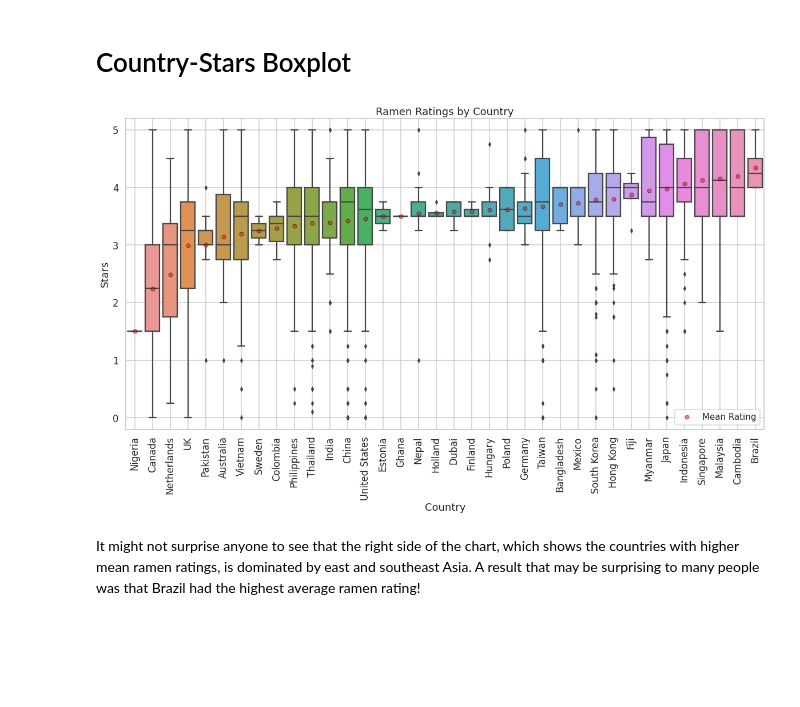
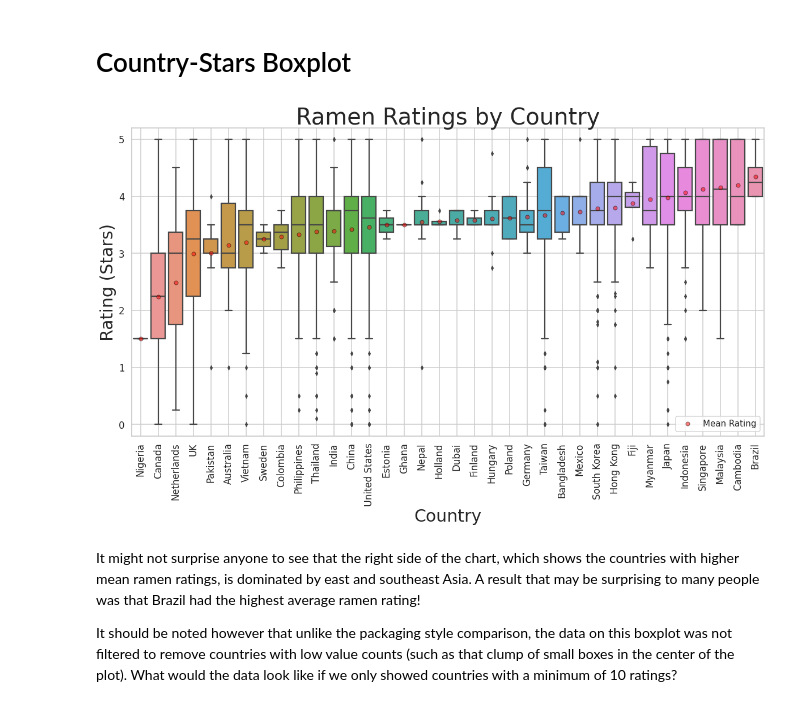
Before and after one commit to jgjarosz/Data-Scientist-Portfolio, a Jupyter notebook: ramen-ratings.ipynb, the cells around one changed output. Saved outputs shown, nothing was run; the diff lists cells and outputs as text; code cells hidden in the pictures; blank space fills up the shorter version.

Commit message:
Kaggle Notebook | Ramen Ratings | Version 19

```diff
--- a/ramen-ratings.ipynb
+++ b/ramen-ratings.ipynb
@@ -430,36 +433,38 @@ country_ratings_grouped = country_ratings_df.loc[:,['Country', 'Stars']] \
 sns.set_context('talk')
 sns.set_style('whitegrid')
 
 fig = plt.figure(figsize=(20, 10))
 sns.boxplot(data=country_ratings_df,
             x='Country',
             y='Stars',
             order=country_ratings_grouped.index,
             showmeans=True,
             meanprops={'marker':'o',
                        'markerfacecolor':'red',
                        'markeredgecolor':'black',
                        'markersize':'7',
                        'alpha':0.5})
 plt.ylim(-0.2, 5.2)
 means_dummy = plt.plot(0, -1,
                        linestyle='None',
                        marker='o',
                        markerfacecolor='red',
                        markeredgecolor='black',
                        markersize=7,
                        alpha=0.5,
                        label='Mean Rating')
-plt.title('Ramen Ratings by Country')
-plt.xlabel('Country')
-plt.ylabel('Stars')
+plt.title('Ramen Ratings by Country', size=40)
+plt.xlabel('Country', size=30)
+plt.ylabel('Rating (Stars)', size=30)
 plt.xticks()
 plt.yticks()
 plt.grid(axis='x')
 plt.xticks(rotation=90)
 plt.legend(means_dummy, ['Mean Rating'], fontsize=15)
 plt.show()
 # %% [output]
-[figure, old version]
+[figure, new version]
 # %% [markdown]
 It might not surprise anyone to see that the right side of the chart, which shows the countries with higher mean ramen ratings, is dominated by east and southeast Asia. A result that may be surprising to many people was that Brazil had the highest average ramen rating!
+
+It should be noted however that unlike the packaging style comparison, the data on this boxplot was not filtered to remove countries with low value counts (such as that clump of small boxes in the center of the plot). What would the data look like if we only showed countries with a minimum of 10 ratings?
```
Also changed, not shown: parts of 5 cells of this notebook.
